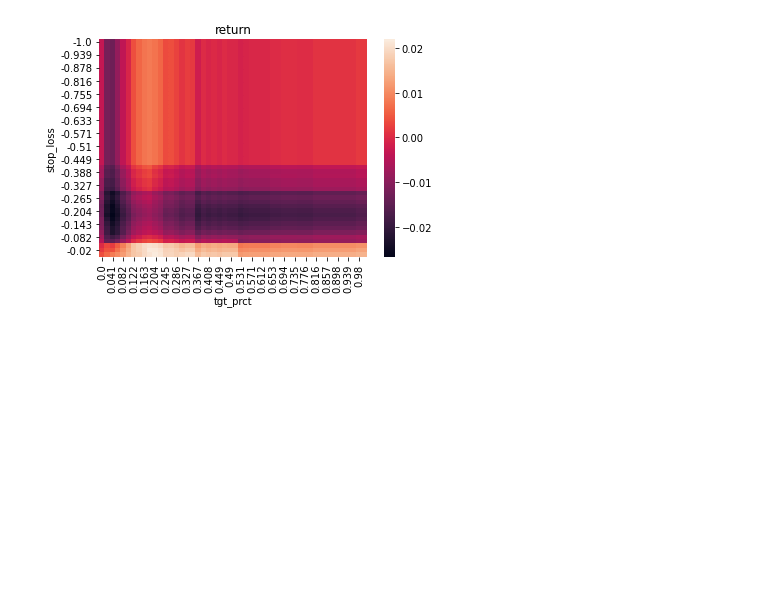
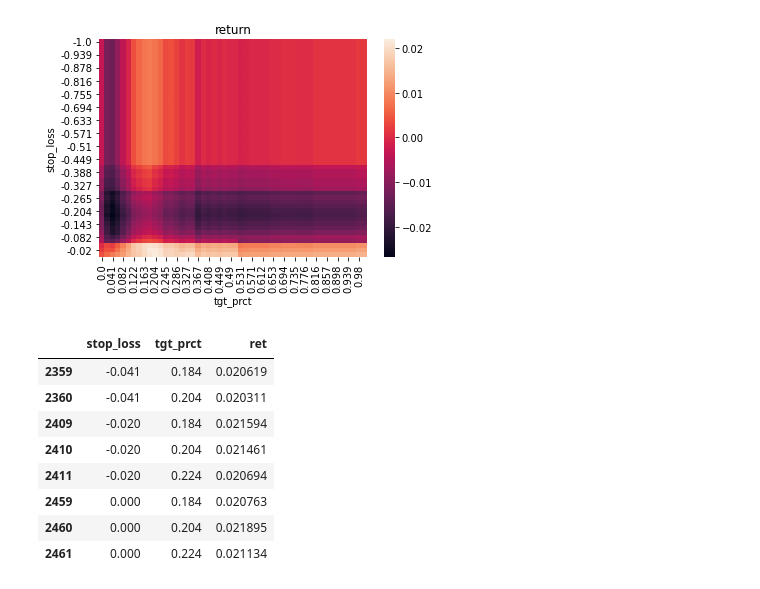
Before and after one commit to pangyuteng/public-misc, a Jupyter notebook: finance/unusualwhales/backtest-2021-04.ipynb, the cells around one changed output. Saved outputs shown, nothing was run; the diff lists cells and outputs as text; code cells hidden in the pictures; blank space fills up the shorter version.

```diff
--- a/finance/unusualwhales/backtest-2021-04.ipynb
+++ b/finance/unusualwhales/backtest-2021-04.ipynb
@@ -547,3 +547,15 @@ ax = sns.heatmap(flights)
 _=plt.title("return")
 # %% [output]
 [figure]
+# %%
+ret_df[ret_df.ret>0.02]
+# %% [output]
+|  | stop_loss | tgt_prct | ret |
+| 2359 | -0.041 | 0.184 | 0.020619 |
+| 2360 | -0.041 | 0.204 | 0.020311 |
+| 2409 | -0.020 | 0.184 | 0.021594 |
+| 2410 | -0.020 | 0.204 | 0.021461 |
+| 2411 | -0.020 | 0.224 | 0.020694 |
+| 2459 | 0.000 | 0.184 | 0.020763 |
+| 2460 | 0.000 | 0.204 | 0.021895 |
+| 2461 | 0.000 | 0.224 | 0.021134 |
```
